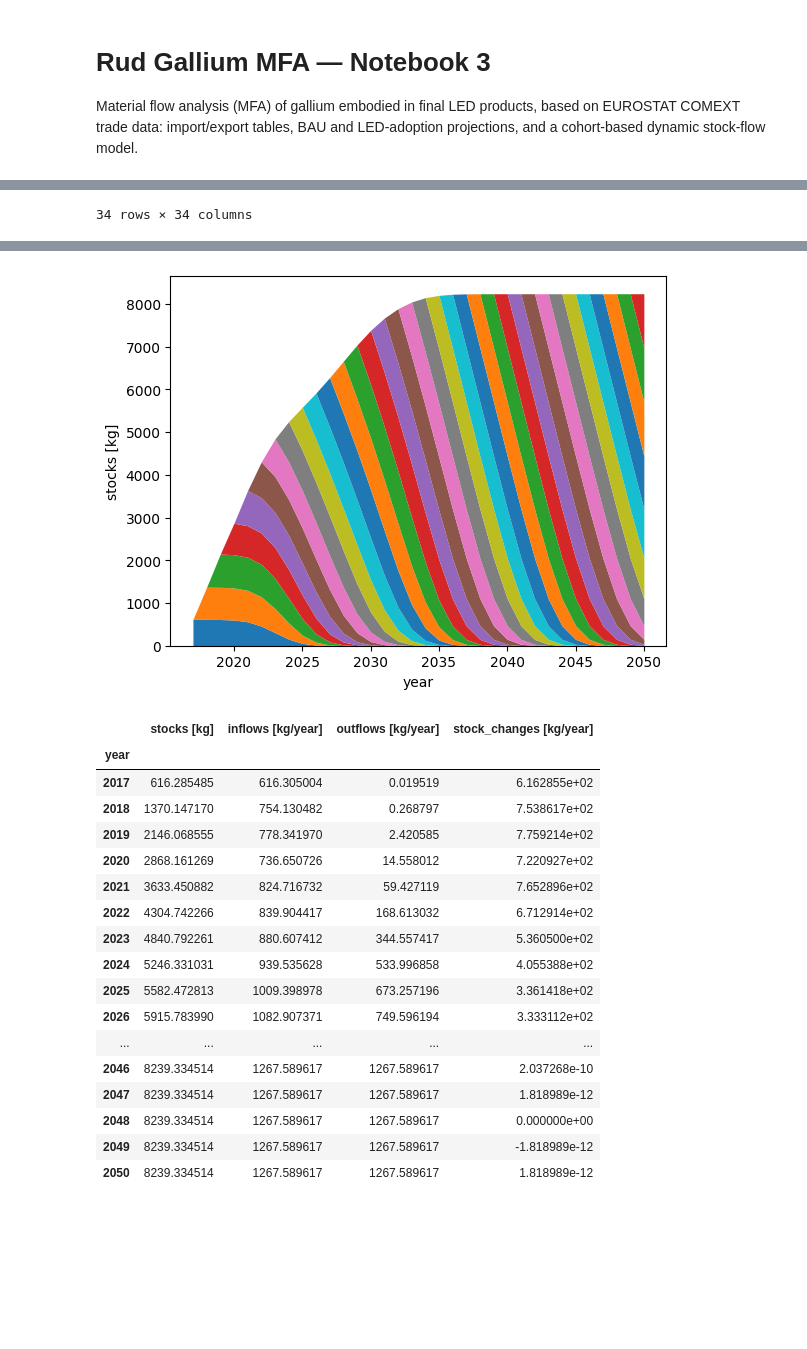
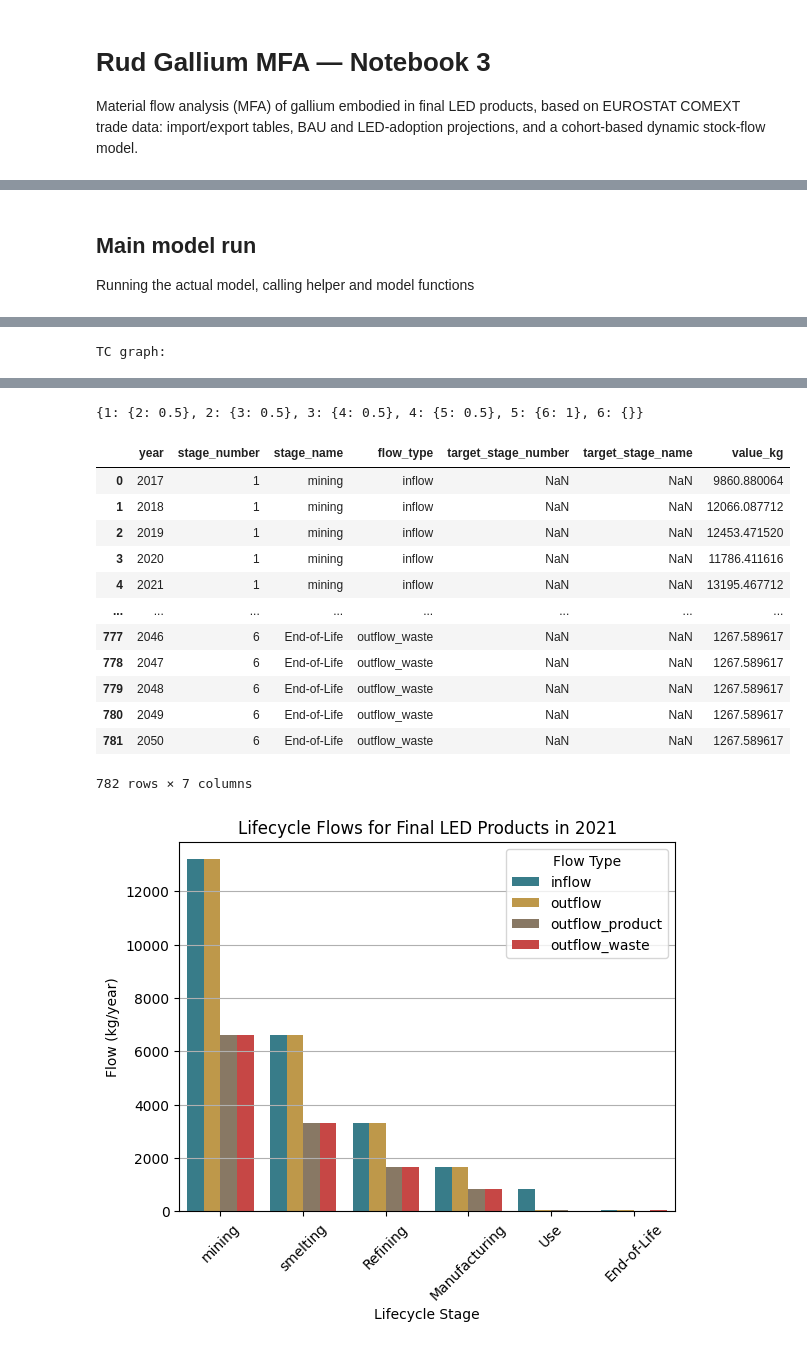
Before and after one commit to Rud-X/IE_MFA_2526_FinalAssignment_Gallium, a Jupyter notebook: Rud_Gallium_MFA_3.ipynb, the cells around one changed output, grey strips where cells are left out. Drawn from its saved outputs; the diff is of its cells as text; code cells hidden in the pictures; blank space fills up the shorter version.

Commit message:
Add TC graph backcalculation

```diff
--- a/Rud_Gallium_MFA_3.ipynb
+++ b/Rud_Gallium_MFA_3.ipynb
@@ -548,3 +993,6 @@ def calculate_flow_driven_MFA(
+# %% [markdown]
+## Main model run
+Running the actual model, calling helper and model functions
 # %%
 add_normal_survival_curve_to_all_products(product_info)
 final_LED_imp_exp_table = build_imp_exp_table(
@@ -553,17 +1001,45 @@ final_LED_imp_exp_table = build_imp_exp_table(
 final_LED_Ga_imp_exp_table = translate_to_Ga_MI(
     final_LED_imp_exp_table, product_info["final_LED"]["material_intensity_Ga"]
 )
-plot_imp_exp_table(final_LED_imp_exp_table, "Final LED Products")
+# plot_imp_exp_table(final_LED_imp_exp_table, "Final LED Products")
 # final_LED_Ga_imp_exp_table_with_projection = add_future_BAU_projection(final_LED_Ga_imp_exp_table, growth_rate=0, end_year=2050)
 final_LED_Ga_imp_exp_table_with_projection = add_LED_BAU_projection(
     final_LED_Ga_imp_exp_table
 )
-plot_imp_exp_table(
-    final_LED_Ga_imp_exp_table_with_projection, "Final LED Products with BAU Projection"
-)
-calculate_flow_driven_MFA(
+# plot_imp_exp_table(
+#     final_LED_Ga_imp_exp_table_with_projection, "Final LED Products with BAU Projection"
+# )
+mfa_system = calculate_flow_driven_MFA(
     final_LED_Ga_imp_exp_table_with_projection,
-    show_output=True,
+    show_output=False,
     survival_curve_parameters=product_info["final_LED"]["survival_curve_parameters"],
 )
+display(mfa_system)
+mfa_system_with_lifecycle_flows = calculate_lifecycle_flows(
+    mfa_system, lifecycle_stages_names
+)
+display(mfa_system_with_lifecycle_flows)
+# Plot for the year of 2021, showing the flow splits between lifecycle stages
+plot_data_2021 = mfa_system_with_lifecycle_flows[
+    mfa_system_with_lifecycle_flows["year"] == 2021
+]
+sns.barplot(
+    data=plot_data_2021,
+    x="stage_name",
+    y="value_kg",
+    hue="flow_type",
+    palette={
+        "inflow": "#2A8596",
+        "outflow": "#D19F37",
+        "outflow_product": "#8E795E",
+        "outflow_waste": "#DC322F",
+    },
+)
+plt.title("Lifecycle Flows for Final LED Products in 2021")
+plt.xlabel("Lifecycle Stage")
+plt.ylabel("Flow (kg/year)")
+plt.xticks(rotation=45)
+plt.legend(title="Flow Type")
+plt.grid(axis="y")
+plt.show()
 # %% [output]
@@ -591 +1064 @@ calculate_flow_driven_MFA(
-34 rows × 34 columns
+TC graph:
@@ -596,19 +1065,15 @@ calculate_flow_driven_MFA(
-[figure, removed]
+{1: {2: 0.5}, 2: {3: 0.5}, 3: {4: 0.5}, 4: {5: 0.5}, 5: {6: 1}, 6: {}}
-|  | stocks [kg] | inflows [kg/year] | outflows [kg/year] | stock_changes [kg/year] |
-| year |  |  |  |  |
-| 2017 | 616.285485 | 616.305004 | 0.019519 | 6.162855e+02 |
-| 2018 | 1370.147170 | 754.130482 | 0.268797 | 7.538617e+02 |
-| 2019 | 2146.068555 | 778.341970 | 2.420585 | 7.759214e+02 |
-| 2020 | 2868.161269 | 736.650726 | 14.558012 | 7.220927e+02 |
-| 2021 | 3633.450882 | 824.716732 | 59.427119 | 7.652896e+02 |
-| 2022 | 4304.742266 | 839.904417 | 168.613032 | 6.712914e+02 |
-| 2023 | 4840.792261 | 880.607412 | 344.557417 | 5.360500e+02 |
-| 2024 | 5246.331031 | 939.535628 | 533.996858 | 4.055388e+02 |
-| 2025 | 5582.472813 | 1009.398978 | 673.257196 | 3.361418e+02 |
-| 2026 | 5915.783990 | 1082.907371 | 749.596194 | 3.333112e+02 |
-| ... | ... | ... | ... | ... |
-| 2046 | 8239.334514 | 1267.589617 | 1267.589617 | 2.037268e-10 |
-| 2047 | 8239.334514 | 1267.589617 | 1267.589617 | 1.818989e-12 |
-| 2048 | 8239.334514 | 1267.589617 | 1267.589617 | 0.000000e+00 |
-| 2049 | 8239.334514 | 1267.589617 | 1267.589617 | -1.818989e-12 |
-| 2050 | 8239.334514 | 1267.589617 | 1267.589617 | 1.818989e-12 |
+|  | year | stage_number | stage_name | flow_type | target_stage_number | target_stage_name | value_kg |
+| 0 | 2017 | 1 | mining | inflow | NaN | NaN | 9860.880064 |
+| 1 | 2018 | 1 | mining | inflow | NaN | NaN | 12066.087712 |
+| 2 | 2019 | 1 | mining | inflow | NaN | NaN | 12453.471520 |
+| 3 | 2020 | 1 | mining | inflow | NaN | NaN | 11786.411616 |
+| 4 | 2021 | 1 | mining | inflow | NaN | NaN | 13195.467712 |
+| ... | ... | ... | ... | ... | ... | ... | ... |
+| 777 | 2046 | 6 | End-of-Life | outflow_waste | NaN | NaN | 1267.589617 |
+| 778 | 2047 | 6 | End-of-Life | outflow_waste | NaN | NaN | 1267.589617 |
+| 779 | 2048 | 6 | End-of-Life | outflow_waste | NaN | NaN | 1267.589617 |
+| 780 | 2049 | 6 | End-of-Life | outflow_waste | NaN | NaN | 1267.589617 |
+| 781 | 2050 | 6 | End-of-Life | outflow_waste | NaN | NaN | 1267.589617 |
+782 rows × 7 columns
+[figure, new version]
```
Also changed, not shown: parts of 16 cells of this notebook.
